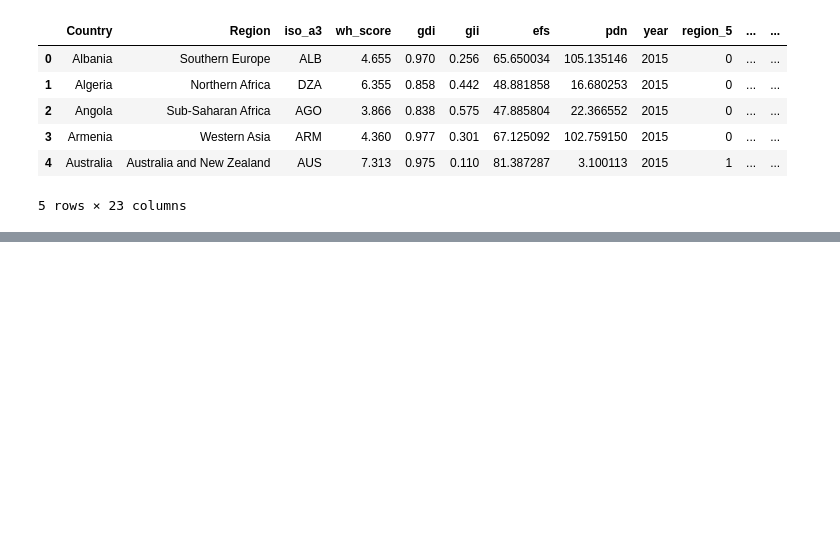
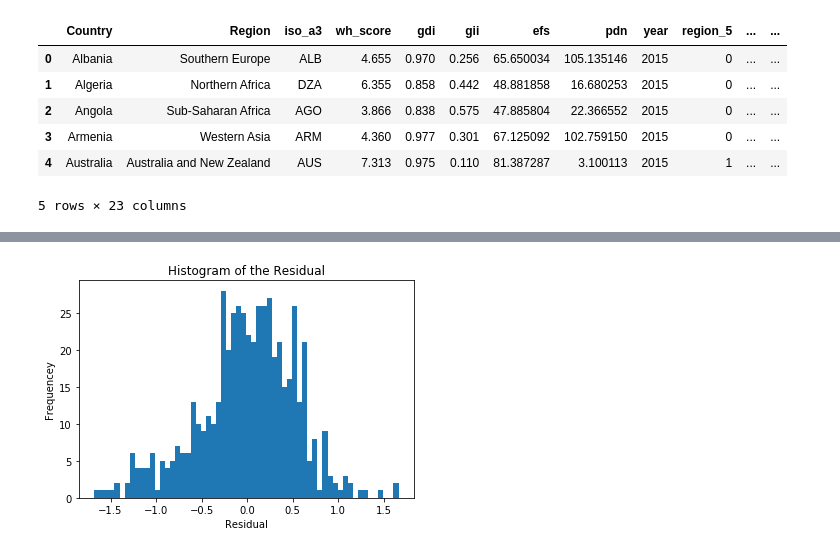
Before and after one commit to nina-driver/Springboard-Capstone-1, a Jupyter notebook: In-Depth Analysis.ipynb, the cells around one changed output, grey strips where cells are left out. Cells and saved outputs as stored; diff of their text form; code cells hidden in the pictures; blank space fills up the shorter version.

```diff
--- a/In-Depth Analysis.ipynb
+++ b/In-Depth Analysis.ipynb
@@ -211,0 +225,8 @@ strong multicollinearity problems or that the design matrix is singular.
+# %%
+plt.hist(m6.resid, bins = 60)
+plt.xlabel("Residual")
+plt.ylabel("Frequencey")
+plt.title("Histogram of the Residual")
+plt.show()
+# %% [output]
+[figure, added]
```
Also changed, not shown: parts of 10 cells of this notebook.
